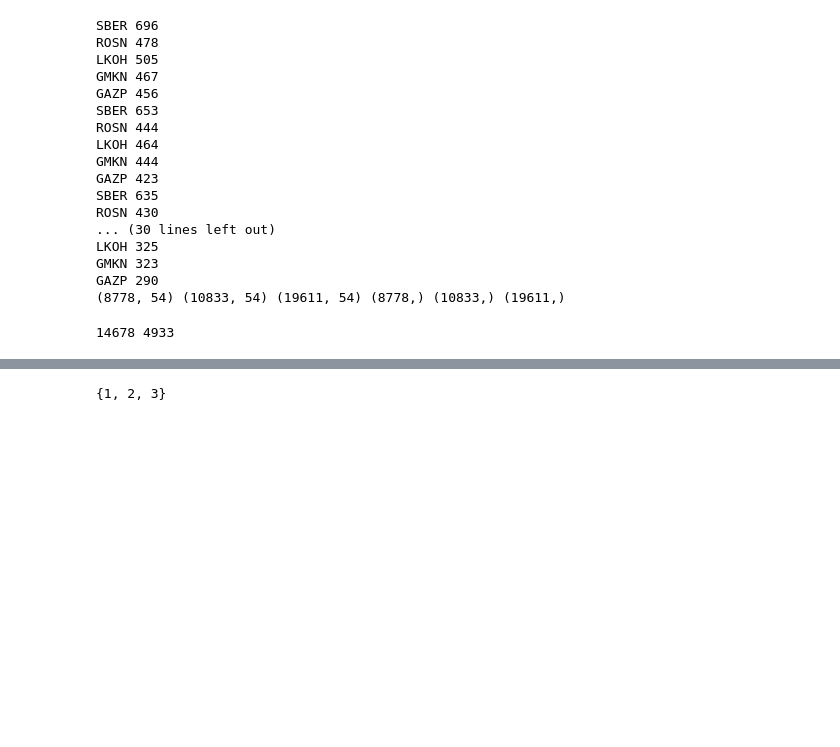
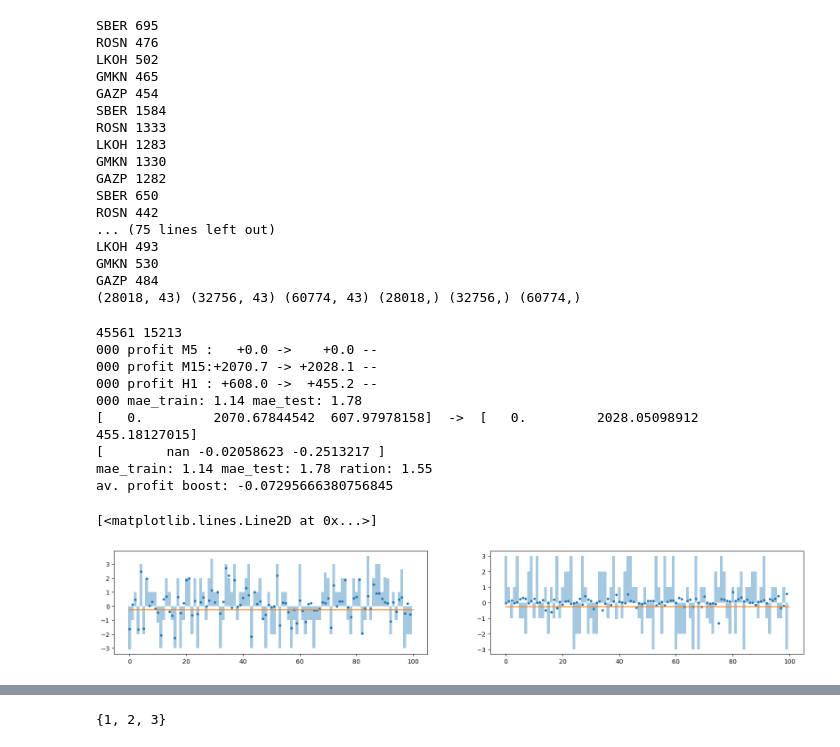
Before and after one commit to binrey/MLTR, a Jupyter notebook: train.ipynb, the cells around one changed output, grey strips where cells are left out. Saved outputs shown, nothing was run; the diff lists cells and outputs as text; code cells hidden in the pictures; blank space fills up the shorter version.

Commit message:
upd train regression

```diff
--- a/train.ipynb
+++ b/train.ipynb
@@ -24,7 +42,7 @@ from sklearn.metrics import mean_absolute_error, f1_score
 from sklearn.model_selection import train_test_split
 from sklearn.preprocessing import StandardScaler
 from sklearn.ensemble import RandomForestClassifier, RandomForestRegressor
-
+from indicators import ZigZag
 
 
 def lgb_f1_score(y_hat, data):
@@ -32,8 +50,9 @@ def lgb_f1_score(y_hat, data):
     y_hat = np.round(y_hat) # scikits f1 doesn't like probabilities
     return 'f1', f1_score(y_true, y_hat), False
 
-fsize = 10
+fsize = 50
 tfdict = {"M5":0, "M15":1, "H1":2}
+zz = ZigZag()
 Xl, Xs, yl, ys, odates, poslist = [], [], [], [], [], []
 for btest in btests:
     print(btest.cfg.ticker, end=" ")
@@ -42,18 +61,23 @@ for btest in btests:
     print(len(btest.positions))
     for pos in btest.positions[1:]:
         f, _ = mw(pos.open_indx)
-        fc = f.Close[:-2]/f.Close[-2]
-        fo = f.Open[:-2]/f.Open[-2]
-        fh = f.High[:-2]/f.High[-2]
-        fl = f.Low[:-2]/f.Low[-2]
-        fv = f.Volume[:-2]/f.Volume[-2] if f.Volume[-2] != 0 else f.Volume[:-2]*0
+        fc = f.Close[-5:-2]/f.Close[-2]
+        fo = f.Open[-5:-2]/f.Open[-2]
+        fh = f.High[-5:-2]/f.High[-2]
+        fl = f.Low[-5:-2]/f.Low[-2]
+        fv = f.Volume[-5:-2]/f.Volume[-2] if f.Volume[-2] != 0 else f.Volume[-5:-2]*0
+        ids_, vals_, tps_ = zz.update(f)
+        vals, ids, tps = np.zeros((3, 8))
+        vals[:min(8, len(vals_))] = vals_[:8]/f.Close[-2]
+        ids[:min(8, len(vals_))] = f.Id[-1] - ids_[:8]
+        tps[:min(8, len(vals_))] = tps_[:8]
         odate = pd.to_datetime(pos.open_date)
         odate = odate.year*10000 + odate.month*100 + odate.day
         if pos.dir == 1:
-            Xl.append(np.hstack([fc, fo, fl, fh, fv, btest.cfg.stops_processor.func.cfg.sl, btest.cfg.stops_processor.func.cfg.tp, odate, tfdict[btest.cfg.period]]))
+            Xl.append(np.hstack([fc, fo, fl, fh, fv, ids, vals, tps, btest.cfg.stops_processor.func.cfg.sl, btest.cfg.stops_processor.func.cfg.tp, odate, tfdict[btest.cfg.period]]))
             yl.append(pos.profit)
         else:
-            Xs.append(np.hstack([2-fc, 2-fo, 2-fl, 2-fh, fv, btest.cfg.stops_processor.func.cfg.sl, btest.cfg.stops_processor.func.cfg.tp, odate, tfdict[btest.cfg.period]]))
+            Xs.append(np.hstack([2-fc, 2-fo, 2-fl, 2-fh, fv, ids, 2-vals, tps, btest.cfg.stops_processor.func.cfg.sl, btest.cfg.stops_processor.func.cfg.tp, odate, tfdict[btest.cfg.period]]))
             ys.append(pos.profit)
         poslist.append(pos)
 
@@ -68,23 +92,23 @@ X = np.vstack([Xs, Xl])
 y = np.hstack([ys, yl])
 print(Xs.shape, Xl.shape, X.shape, ys.shape, yl.shape, y.shape)
 # %% [output]
-SBER 696
-ROSN 478
-LKOH 505
-GMKN 467
-GAZP 456
-SBER 653
-ROSN 444
-LKOH 464
-GMKN 444
-GAZP 423
-SBER 635
-ROSN 430
-... (30 lines left out)
-LKOH 325
-GMKN 323
-GAZP 290
-(8778, 54) (10833, 54) (19611, 54) (8778,) (10833,) (19611,)
+SBER 695
+ROSN 476
+LKOH 502
+GMKN 465
+GAZP 454
+SBER 1584
+ROSN 1333
+LKOH 1283
+GMKN 1330
+GAZP 1282
+SBER 650
+ROSN 442
+... (75 lines left out)
+LKOH 493
+GMKN 530
+GAZP 484
+(28018, 43) (32756, 43) (60774, 43) (28018,) (32756,) (60774,)
 # %%
 nitrers = 1
 test_split = 0.25
@@ -143,43 +167,53 @@ for i in range(nitrers):
     #                   )
     # lgb.plot_metric(evals_result, metric='f1')
 
-    model = RandomForestRegressor(max_depth=30, n_estimators=300, min_samples_leaf=10)
+    model = RandomForestRegressor(max_depth=20, n_estimators=200, min_samples_leaf=2)
     model.fit(X_train, y_train)
-    threshold = -0.5
+    threshold = -0.25
     if len(X_train):
         # p_train = model.predict(X_train)
         p_train = model.predict(X_train)
         # threshold = np.percentile(p_train, 10)
         metrics[0, i] = mean_absolute_error(p_train, y_train)
     # p_test = model.predict(X_test)
     p_test = model.predict(X_test)
     metrics[1, i] = mean_absolute_error(p_test, y_test)
 
     for j in range(3):
         ids = tf_test == j
         pprofits[j, i] = (profs_test[ids]*(p_test[ids]>threshold)).sum()
         gprofits[j, i] = profs_test[ids].sum()
         print(f"{i:03} profit {id2tf[j]:3}:{gprofits[j, i]:+7.1f} -> {pprofits[j, i]:+7.1f} {'OK' if pprofits[j, i] > gprofits[j, i] else '--'}")
     print(f"{i:03} mae_train: {metrics[0, i]:4.2f} mae_test: {metrics[1, i]:4.2f}")
 
 pprofs_mean = pprofits.mean(1)
 gprofs_mean = gprofits.mean(1)
 f1_mean = metrics.mean(1)
 
 print(gprofs_mean, " -> ", pprofs_mean)
 print((pprofs_mean - gprofs_mean)/abs(gprofs_mean))
 print(f"mae_train: {f1_mean[0]:4.2f} mae_test: {f1_mean[1]:4.2f} ration: {f1_mean[1]/f1_mean[0]:4.2f}")
 print(f"av. profit boost: {(pprofits.mean() - gprofits.mean())/gprofits.mean()}")
 
 plt.figure(figsize=(20, 3))
 plt.subplot(1, 2, 1)
 plt.plot(p_train[:100], ".")
 plt.bar(np.arange(100), y_train[:100], width=[1]*100, alpha=0.4)
-# plt.plot([0, 100], [threshold, threshold])
+plt.plot([0, 100], [threshold, threshold])
 plt.subplot(1, 2, 2)
 plt.plot(p_test[:100], ".")
 plt.bar(np.arange(100), y_test[:100], width=[1]*100, alpha=0.4)
-# plt.plot([0, 100], [threshold, threshold])
+plt.plot([0, 100], [threshold, threshold])
 # %% [output]
-14678 4933
+45561 15213
+000 profit M5 :   +0.0 ->    +0.0 --
+000 profit M15:+2070.7 -> +2028.1 --
+000 profit H1 : +608.0 ->  +455.2 --
+000 mae_train: 1.14 mae_test: 1.78
+[   0.         2070.67844542  607.97978158]  ->  [   0.         2028.05098912  455.18127015]
+[        nan -0.02058623 -0.2513217 ]
+mae_train: 1.14 mae_test: 1.78 ration: 1.55
+av. profit boost: -0.07295666380756845
+[<matplotlib.lines.Line2D at 0x...>]
+[figure, added]
 # %%
```
Also changed, not shown: parts of 3 cells of this notebook, 1 other file.
